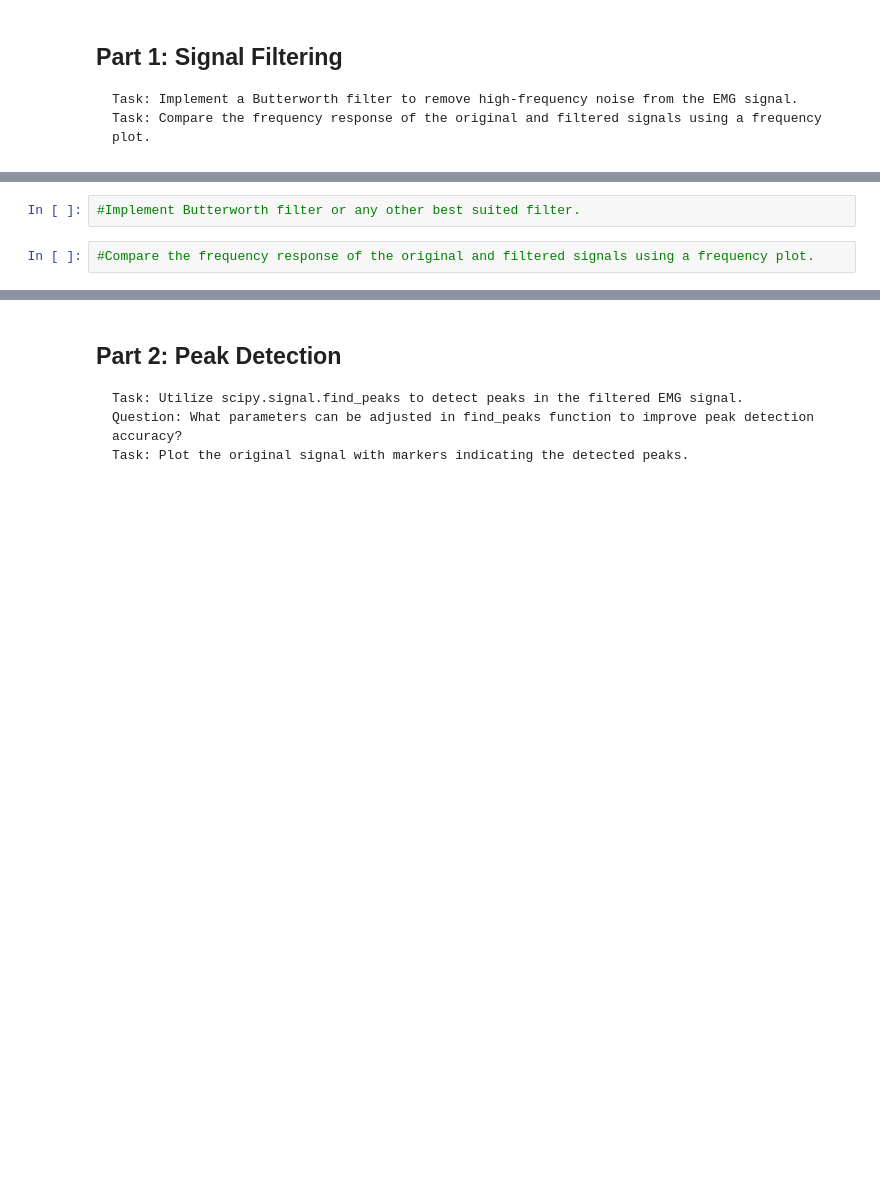
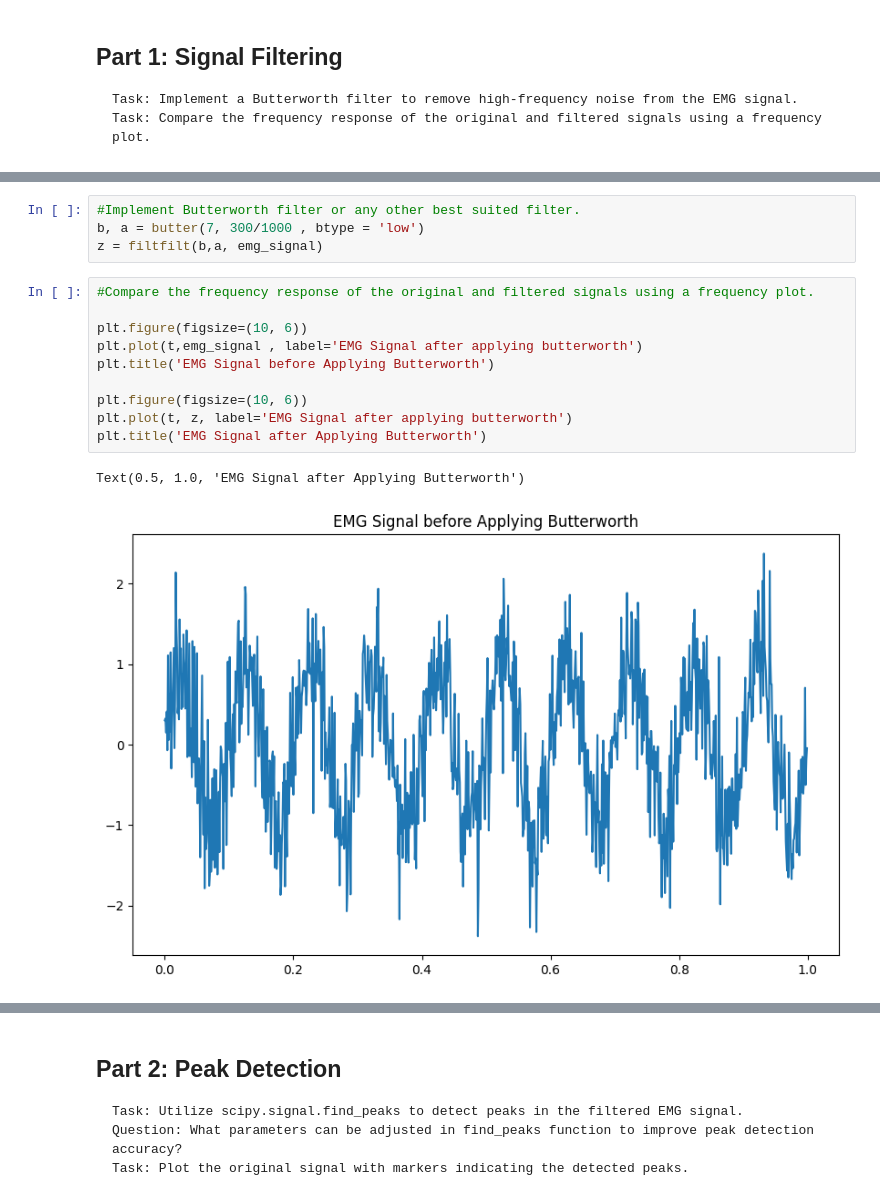
Before and after one commit to ElectronicsClub-IITK/EMG-Controlled-Shooting-Game, a Jupyter notebook: Week_2/EMG Signal Processing Assignment.ipynb, the cells around one changed output, grey strips where cells are left out. Drawn from its saved outputs; the diff is of its cells as text; blank space fills up the shorter version.

```diff
--- a/Week_2/EMG Signal Processing Assignment.ipynb
+++ b/Week_2/EMG Signal Processing Assignment.ipynb
@@ -32,4 +32,17 @@ plt.show()
 # %%
 #Implement Butterworth filter or any other best suited filter.
+b, a = butter(7, 300/1000 , btype = 'low')
+z = filtfilt(b,a, emg_signal)
 # %%
 #Compare the frequency response of the original and filtered signals using a frequency plot.
+
+plt.figure(figsize=(10, 6))
+plt.plot(t,emg_signal , label='EMG Signal after applying butterworth')
+plt.title('EMG Signal before Applying Butterworth')
+
+plt.figure(figsize=(10, 6))
+plt.plot(t, z, label='EMG Signal after applying butterworth')
+plt.title('EMG Signal after Applying Butterworth')
+# %% [output]
+Text(0.5, 1.0, 'EMG Signal after Applying Butterworth')
+[figure, added]
```
Also changed, not shown: parts of 9 cells of this notebook.
